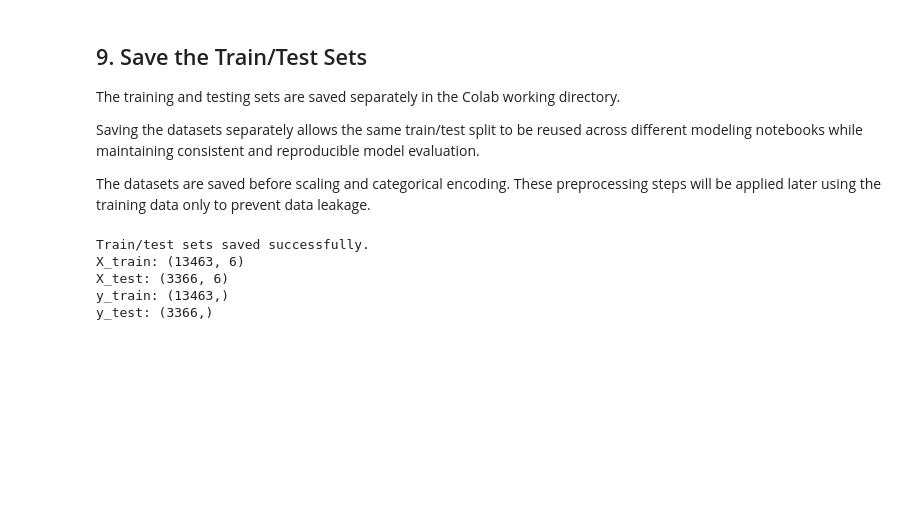
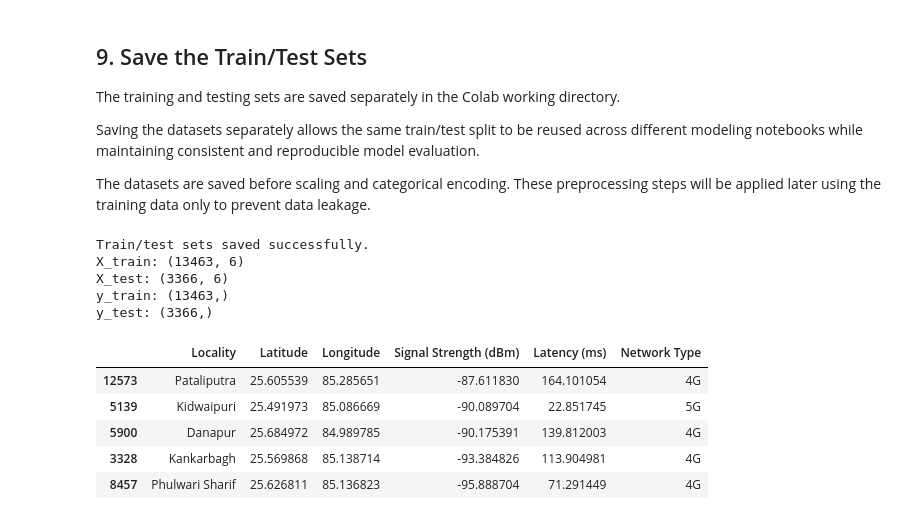
Before and after one commit to MohamedAAbdullah1/NTI-Final-Porject, a Jupyter notebook: notebooks/02_preprocessing.ipynb, the cells around one changed output. Cells and saved outputs as stored; diff of their text form; code cells hidden in the pictures; blank space fills up the shorter version.

Commit message:
update processed data

```diff
--- a/notebooks/02_preprocessing.ipynb
+++ b/notebooks/02_preprocessing.ipynb
@@ -62,3 +54,7 @@ df_processed.head()
 | 2 | Boring Canal Road | 25.498809 | 85.211371 | -87.046134 | 1.176985 | 119.598286 | LTE |
 | 3 | Danapur | 25.735138 | 85.208400 | -94.143159 | 68.596932 | 46.598387 | 5G |
 | 4 | Phulwari Sharif | 25.538556 | 85.159860 | -94.564765 | 38.292038 | 30.342828 | 5G |
+# %%
+df_processed['Network Type'] = df_processed['Network Type'].replace({
+    'LTE': '4G'
+})
@@ -231,3 +236,12 @@ X_train: (13463, 6)
 X_test: (3366, 6)
 y_train: (13463,)
 y_test: (3366,)
+# %%
+X_train.head()
+# %% [output]
+|  | Locality | Latitude | Longitude | Signal Strength (dBm) | Latency (ms) | Network Type |
+| 12573 | Pataliputra | 25.605539 | 85.285651 | -87.611830 | 164.101054 | 4G |
+| 5139 | Kidwaipuri | 25.491973 | 85.086669 | -90.089704 | 22.851745 | 5G |
+| 5900 | Danapur | 25.684972 | 84.989785 | -90.175391 | 139.812003 | 4G |
+| 3328 | Kankarbagh | 25.569868 | 85.138714 | -93.384826 | 113.904981 | 4G |
+| 8457 | Phulwari Sharif | 25.626811 | 85.136823 | -95.888704 | 71.291449 | 4G |
```
Also changed, not shown: parts of 9 cells of this notebook, 3 other files.
